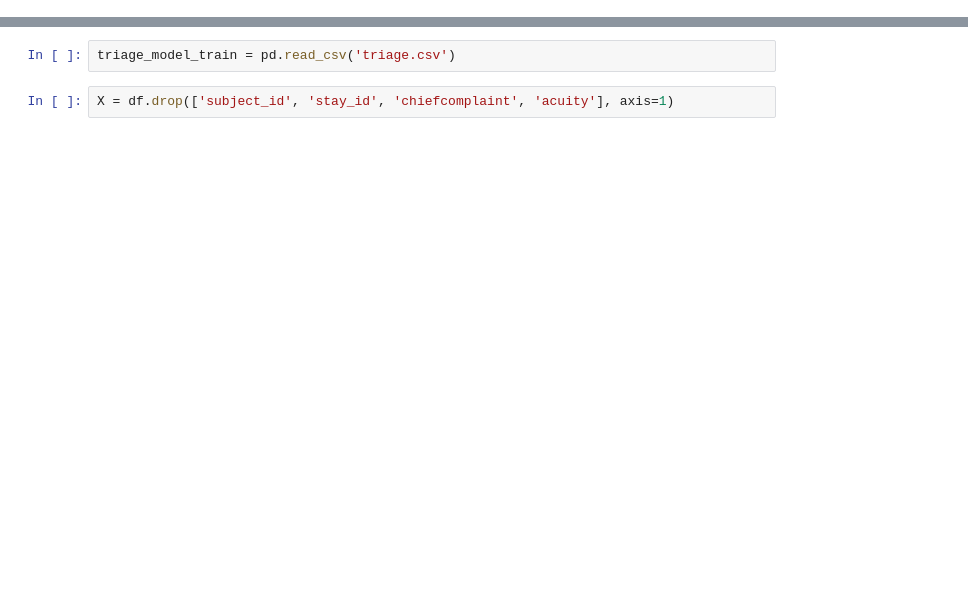
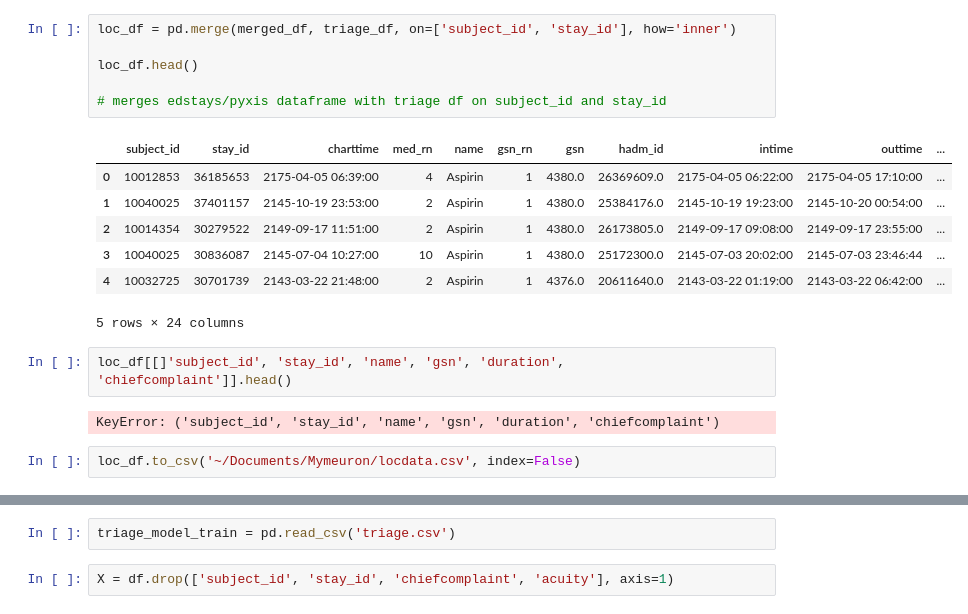
Before and after one commit to MonashDeepNeuron/mymeuron, a Jupyter notebook: mimicprocessing.ipynb, the cells around one changed output, grey strips where cells are left out. Saved outputs shown, nothing was run; the diff lists cells and outputs as text; blank space fills up the shorter version.

```diff
--- a/mimicprocessing.ipynb
+++ b/mimicprocessing.ipynb
@@ -54,3 +75,23 @@ merged_df.head(100)
+# %%
+loc_df = pd.merge(merged_df, triage_df, on=['subject_id', 'stay_id'], how='inner')
+
+loc_df.head()
+
+# merges edstays/pyxis dataframe with triage df on subject_id and stay_id
+# %% [output]
+|  | subject_id | stay_id | charttime | med_rn | name | gsn_rn | gsn | hadm_id | intime | outtime | ... |
+| 0 | 10012853 | 36185653 | 2175-04-05 06:39:00 | 4 | Aspirin | 1 | 4380.0 | 26369609.0 | 2175-04-05 06:22:00 | 2175-04-05 17:10:00 | ... |
+| 1 | 10040025 | 37401157 | 2145-10-19 23:53:00 | 2 | Aspirin | 1 | 4380.0 | 25384176.0 | 2145-10-19 19:23:00 | 2145-10-20 00:54:00 | ... |
+| 2 | 10014354 | 30279522 | 2149-09-17 11:51:00 | 2 | Aspirin | 1 | 4380.0 | 26173805.0 | 2149-09-17 09:08:00 | 2149-09-17 23:55:00 | ... |
+| 3 | 10040025 | 30836087 | 2145-07-04 10:27:00 | 10 | Aspirin | 1 | 4380.0 | 25172300.0 | 2145-07-03 20:02:00 | 2145-07-03 23:46:44 | ... |
+| 4 | 10032725 | 30701739 | 2143-03-22 21:48:00 | 2 | Aspirin | 1 | 4376.0 | 20611640.0 | 2143-03-22 01:19:00 | 2143-03-22 06:42:00 | ... |
+5 rows × 24 columns
+# %%
+loc_df[[]'subject_id', 'stay_id', 'name', 'gsn', 'duration', 'chiefcomplaint']].head()
+# %% [output]
+KeyError: ('subject_id', 'stay_id', 'name', 'gsn', 'duration', 'chiefcomplaint')
+# %%
+loc_df.to_csv('~/Documents/Mymeuron/locdata.csv', index=False)
 # %%
 merged_df.isna().any()
 # %% [output]
```
Also changed, not shown: parts of 11 cells of this notebook.
